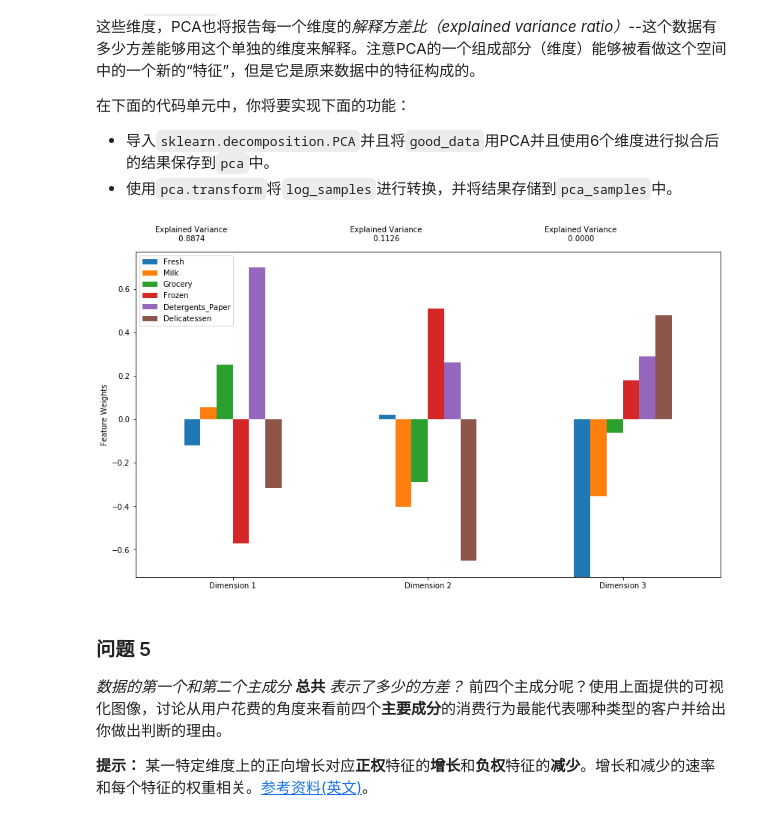
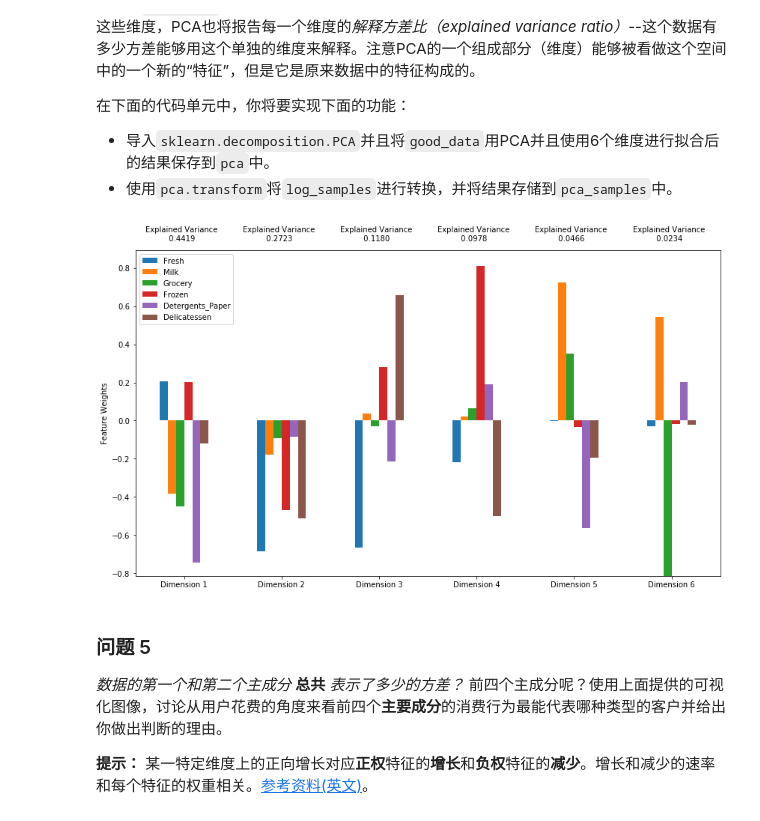
Before and after one commit to valleebleue/customer_segments, a Jupyter notebook: customer_segments.ipynb, the cells around one changed output. Cells and saved outputs as stored; diff of their text form; code cells hidden in the pictures.

```diff
--- a/customer_segments.ipynb
+++ b/customer_segments.ipynb
@@ -63,7 +63,7 @@ display(data.describe())
 为了对客户有一个更好的了解，并且了解代表他们的数据将会在这个分析过程中如何变换。最好是选择几个样本数据点，并且更为详细地分析它们。在下面的代码单元中，选择**三个**索引加入到索引列表`indices`中，这三个索引代表你要追踪的客户。我们建议你不断尝试，直到找到三个明显不同的客户。
 # %%
 # TODO：从数据集中选择三个你希望抽样的数据点的索引
-indices = [85,183,325]
+indices = [56,183,325]
 
 # 为选择的样本建立一个DataFrame
 samples = pd.DataFrame(data.loc[indices], columns = data.keys()).reset_index(drop = True)
@@ -196,7 +196,7 @@ for feature in log_data.keys():
     Q3 = np.percentile(log_data[feature],75)
 
     # TODO：使用四分位范围计算异常阶（1.5倍的四分位距）
-    step = Q3 - Q1
+    step = 1.5 * Q3 - 1.5 * Q1
 
     # 显示异常点
     print "Data points considered outliers for the feature '{}':".format(feature)
@@ -211,7 +211,7 @@ dict_outlier = Counter(list)
 
 list_outlier_final = []
 for key in dict_outlier.keys():
-    if dict_outlier[key] >3:
+    if dict_outlier[key] >2:
         list_outlier_final.append(key)
 
 # 可选：选择你希望移除的数据点的索引
@@ -332,15 +300,15 @@ Data points considered outliers for the feature 'Delicatessen':
 # %%
 # TODO：通过在good_data上使用PCA，将其转换成和当前特征数一样多的维度
 from sklearn.decomposition import PCA
 pca = PCA(n_components=6)
 pca = pca.fit(good_data)
 # TODO：使用上面的PCA拟合将变换施加在log_samples上
-pca_samples = pca.fit_transform(log_samples)
+pca_samples = pca.transform(log_samples)
 
 # 生成PCA的结果图
 pca_results = vs.pca_results(good_data, pca)
 # %% [output]
-[figure, old version]
+[figure, new version]
 # %% [markdown]
 ### 问题 5
 *数据的第一个和第二个主成分* **总共** *表示了多少的方差？*  前四个主成分呢？使用上面提供的可视化图像，讨论从用户花费的角度来看前四个**主要成分**的消费行为最能代表哪种类型的客户并给出你做出判断的理由。
```
Also changed, not shown: parts of 32 cells of this notebook, 1 other file.
